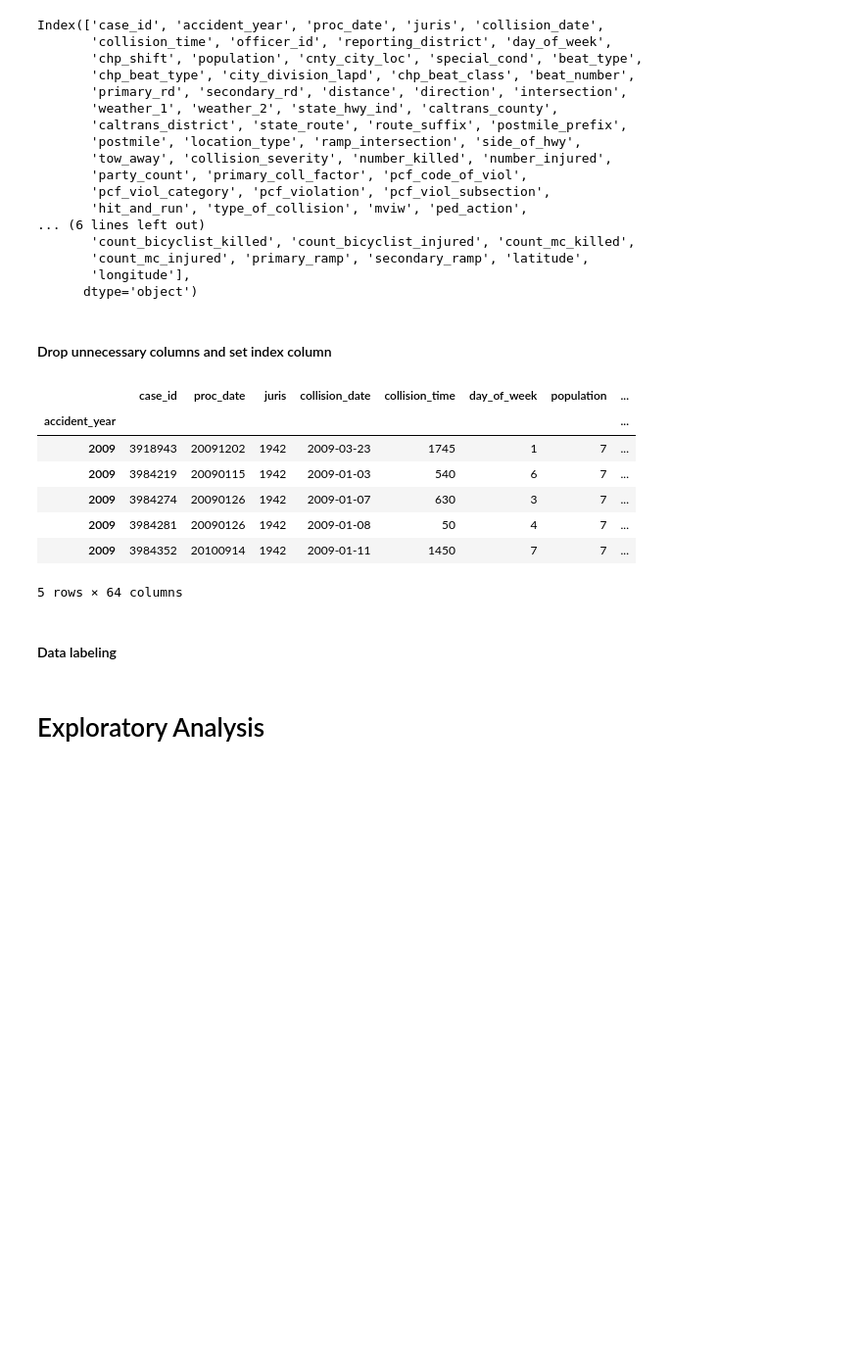
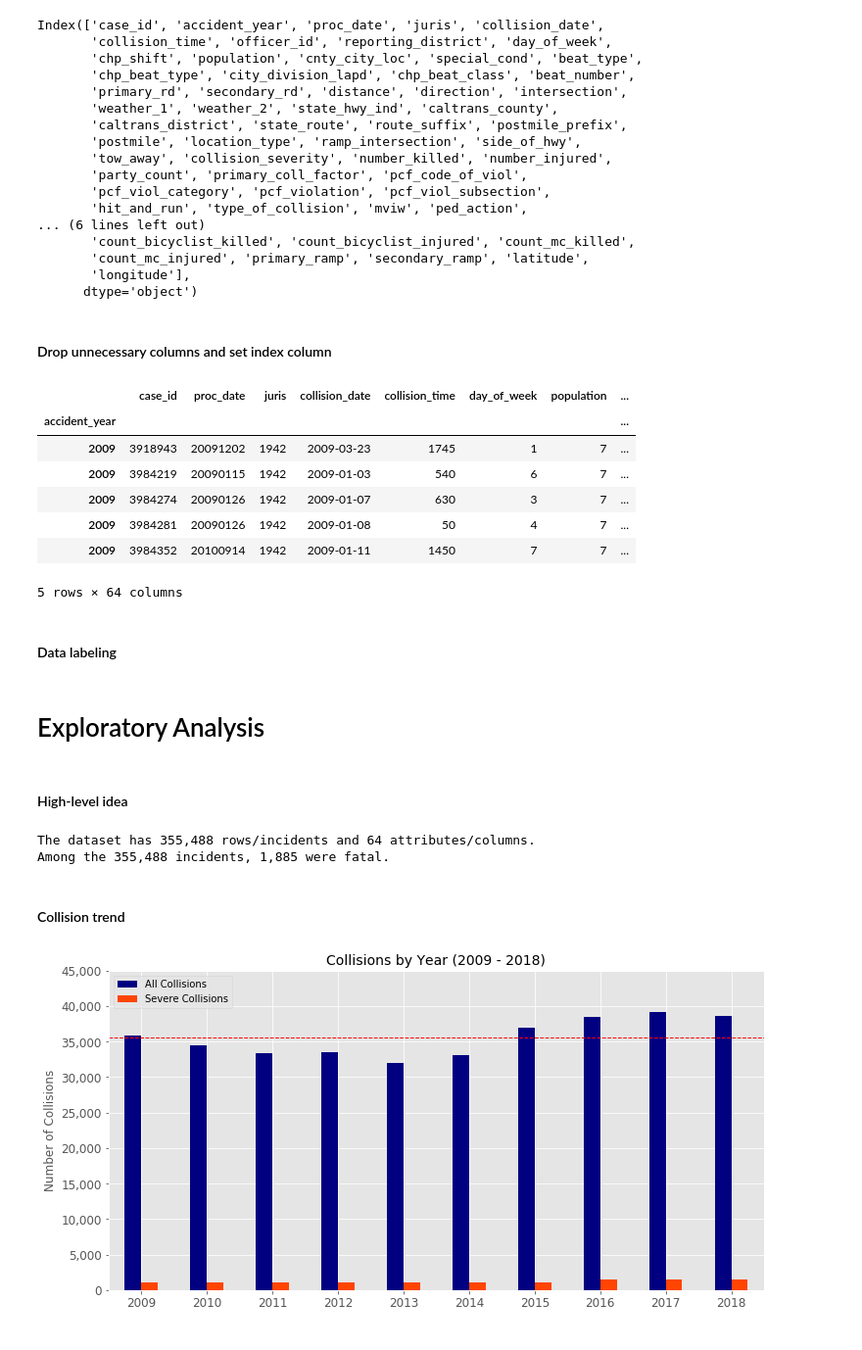
Before and after one commit to chenliny-zz/LA_Collision_Analysis, a Jupyter notebook: collision_exploratory_analysis_la.ipynb, the cells around one changed output. Shown: that part at 98% size. Drawn from its saved outputs; the diff is of its cells as text; code cells hidden in the pictures; blank space fills up the shorter version.

```diff
--- a/collision_exploratory_analysis_la.ipynb
+++ b/collision_exploratory_analysis_la.ipynb
@@ -154,2 +178,42 @@ collision['collision_severity'].replace(to_replace=[i for i in csdict.keys()],
 # %% [markdown]
 # Exploratory Analysis
+# %% [markdown]
+#### High-level idea
+# %%
+print("The dataset has {:,} rows/incidents and {:,} attributes/columns."
+      .format(collision.shape[0], collision.shape[1]))
+print("Among the {:,} incidents, {:,} were fatal."
+      .format(collision.shape[0], len(collision[collision['collision_severity'] == 'Injury level 4: Fatal'])))
+# %% [output]
+The dataset has 355,488 rows/incidents and 64 attributes/columns.
+Among the 355,488 incidents, 1,885 were fatal.
+# %% [markdown]
+#### Collision trend
+# %%
+# Total collisions & severe collisions by year side by side
+
+col_injury_fatal_year = collision.groupby('accident_year')['collision_severity'].agg([('All Collisions', len),
+                                                                                      ('Severe Collisions', lambda x: ((x == 'Injury level 3: Severe') | (x == 'Injury level 4: Fatal')).sum()),
+                                                                                      ('Percent of Severe Collisions', lambda x: ((x == 'Injury level 3: Severe') | (x == 'Injury level 4: Fatal')).mean())
+                                                                                     ])
+
+ax = col_injury_fatal_year[['All Collisions', 'Severe Collisions']].plot(kind='bar', rot=0, figsize=(12, 6), color=['navy', 'orangered'])
+ax.set_title('Collisions by Year (2009 - 2018)', fontsize=14)
+ax.set_ylabel('Number of Collisions')
+ax.set_xlabel(' ')
+ax.set_ylim([0, 45000])
+ax.legend(loc='upper left')
+
+fmt = '{x:,.0f}'
+ax.yaxis.set_major_formatter(mtick.StrMethodFormatter(fmt))
+
+for tick in ax.yaxis.get_major_ticks():
+    tick.label.set_fontsize(12)
+for tick in ax.xaxis.get_major_ticks():
+    tick.label.set_fontsize(12)
+
+ax.axhline(col_injury_fatal_year['All Collisions'].mean(), color='red', linestyle='dashed', linewidth=1)
+
+pass
+# %% [output]
+[figure, added]
```
Also changed, not shown: parts of 1 cell of this notebook.
